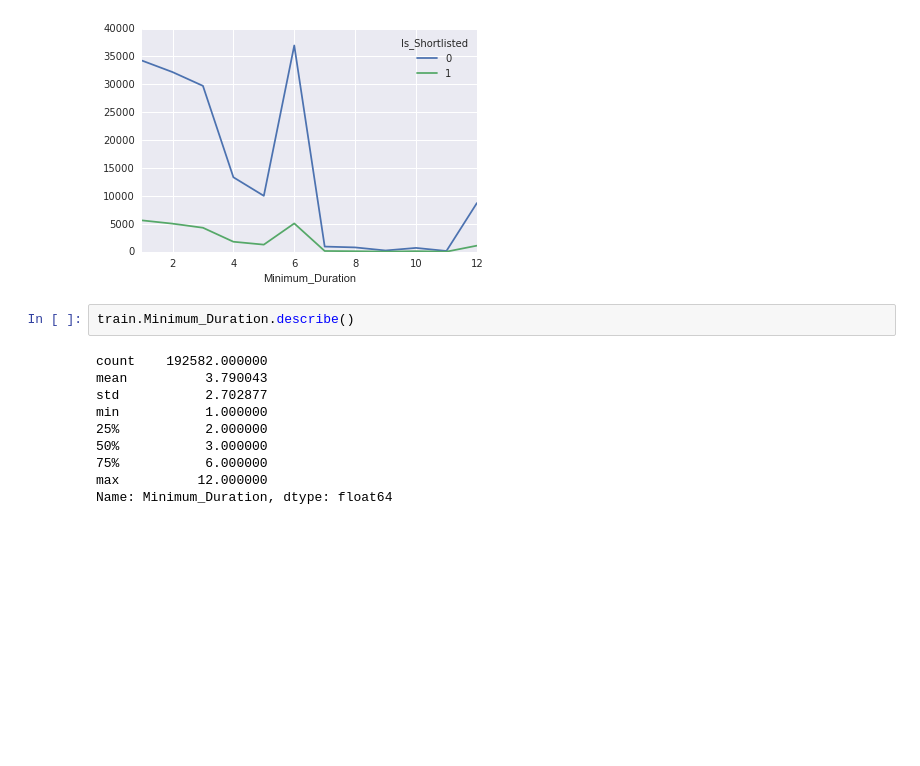
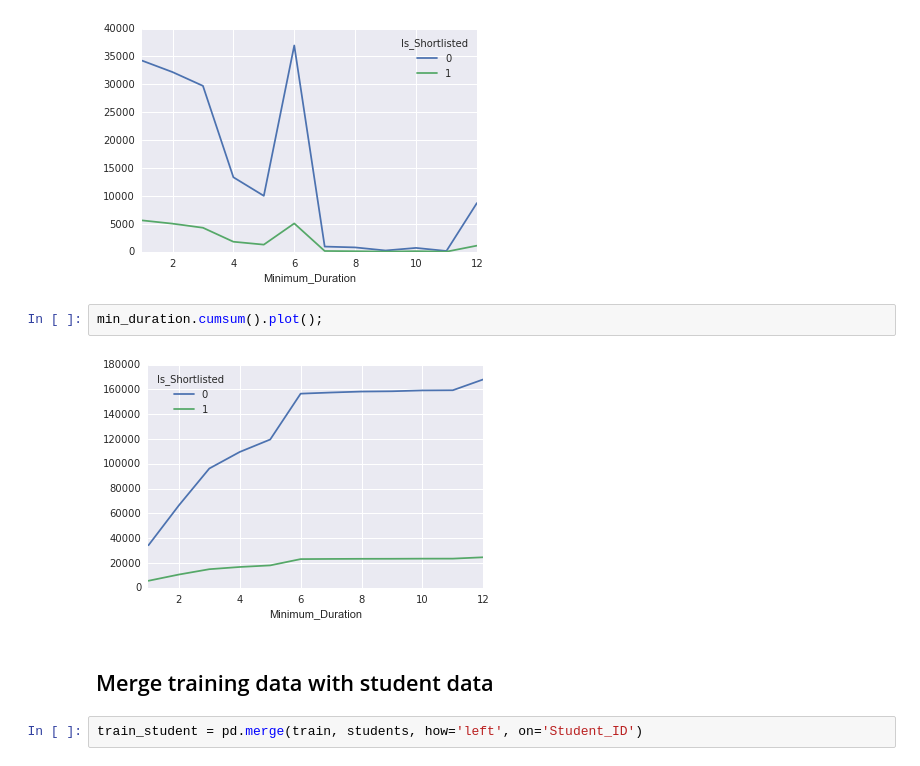
Before and after one commit to numb3r33/av-practice, a Jupyter notebook: date-your_data/notebooks/Date_Your_Data - Exploratory Data Analysis.ipynb, the cells around one changed output. Drawn from its saved outputs; the diff is of its cells as text; blank space fills up the shorter version.

```diff
--- a/date-your_data/notebooks/Date_Your_Data - Exploratory Data Analysis.ipynb
+++ b/date-your_data/notebooks/Date_Your_Data - Exploratory Data Analysis.ipynb
@@ -133,15 +133,11 @@ min_duration = min_duration.unstack(1)
 min_duration.plot();
 # %% [output]
 [figure]
-# %%
-train.Minimum_Duration.describe()
-# %% [output]
-count    192582.000000
-mean          3.790043
-std           2.702877
-min           1.000000
-25%           2.000000
-50%           3.000000
-75%           6.000000
-max          12.000000
-Name: Minimum_Duration, dtype: float64
+# %%
+min_duration.cumsum().plot();
+# %% [output]
+[figure, added]
+# %% [markdown]
+## Merge training data with student data
+# %%
+train_student = pd.merge(train, students, how='left', on='Student_ID')
```
Also changed, not shown: parts of 1 cell of this notebook.
